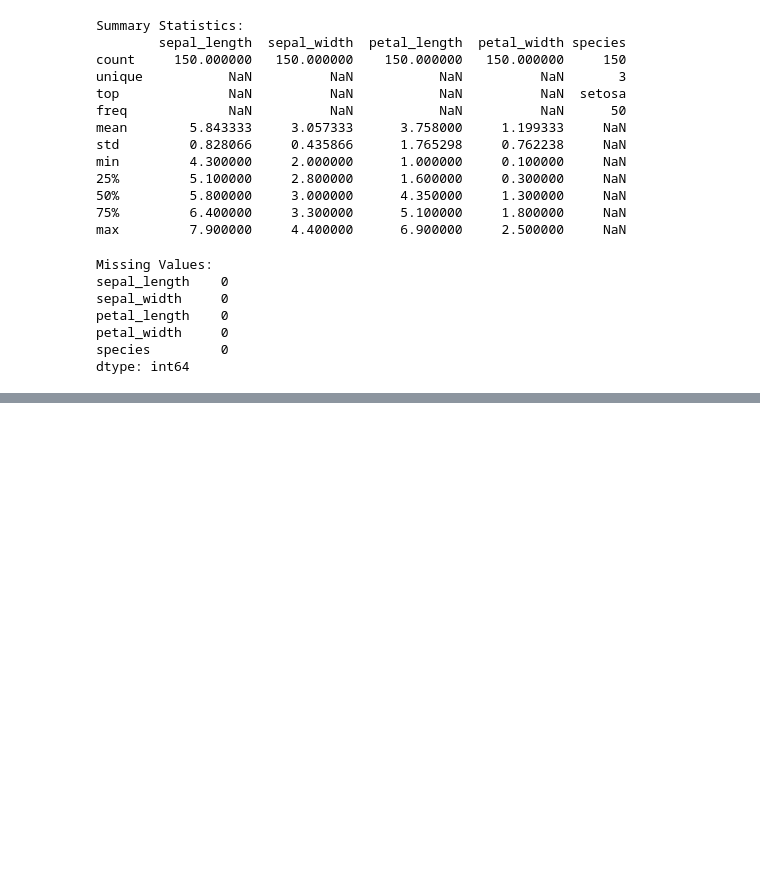
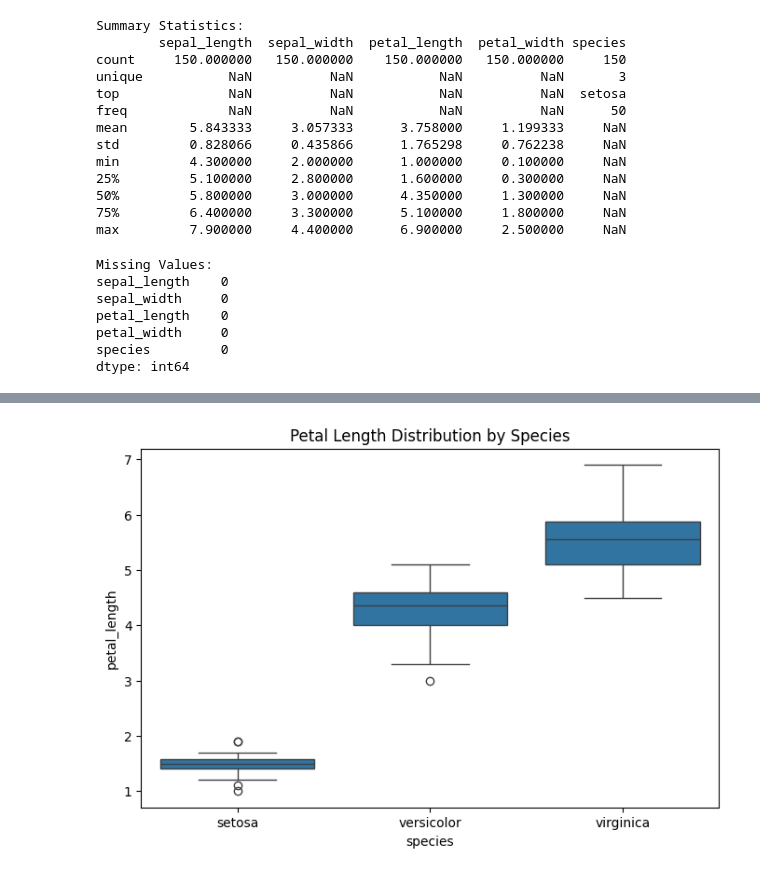
Before and after one commit to Deepika-Sisodia/Assignments-ML-, a Jupyter notebook: Assignment-3/pandas.ipynb, the cells around one changed output, grey strips where cells are left out. Saved outputs shown, nothing was run; the diff lists cells and outputs as text; code cells hidden in the pictures; blank space fills up the shorter version.

```diff
--- a/Assignment-3/pandas.ipynb
+++ b/Assignment-3/pandas.ipynb
@@ -356,0 +364,8 @@ dtype: int64
+# %%
+# 2. Boxplot
+plt.figure(figsize=(8, 5))
+sns.boxplot(x='species', y='petal_length', data=df)
+plt.title("Petal Length Distribution by Species")
+plt.show()
+# %% [output]
+[figure, added]
```
Also changed, not shown: parts of 2 cells of this notebook.
